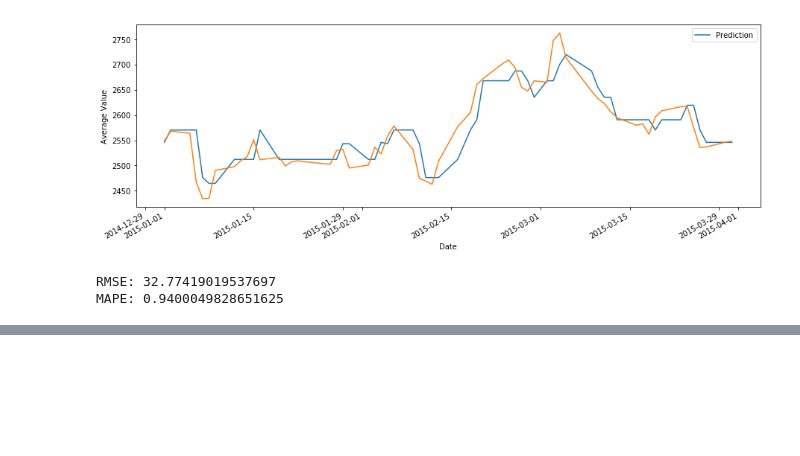
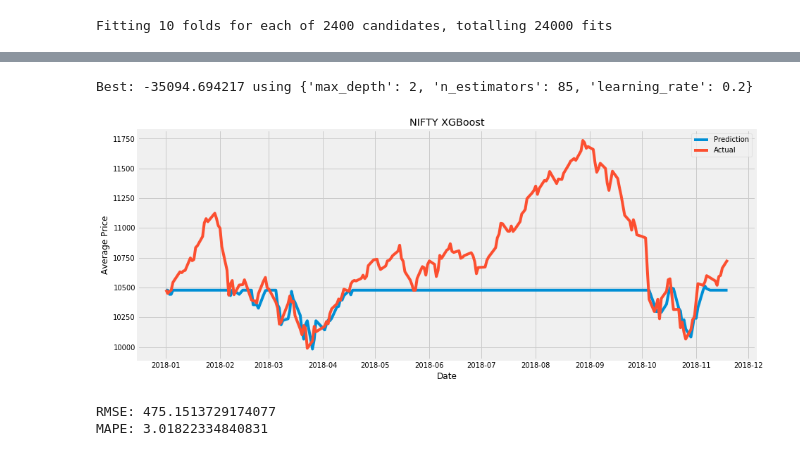
Before and after one commit to ReetBarik/Machine-Learning-Project, a Jupyter notebook: ipython notebooks/multivariate-xgboost.ipynb, the cells around one changed output, grey strips where cells are left out. Drawn from its saved outputs; the diff is of its cells as text; code cells hidden in the pictures; blank space fills up the shorter version.

```diff
--- a/ipython notebooks/multivariate-xgboost.ipynb
+++ b/ipython notebooks/multivariate-xgboost.ipynb
@@ -65,16 +32,11 @@ tweaked_model = GridSearchCV(
     xgb_model,
     {
         'max_depth': range(1, 11, 1),
-        'n_estimators': range(20, 120, 1),
-        'learning_rate': [0.1, 0.2, 0.3, 0.4, 0.5]
+        'n_estimators': range(20, 100, 1),
+        'learning_rate': [0.1, 0.2, 0.3]
     },
     cv=10,
     verbose=1,
     n_jobs=-1,
     scoring='neg_mean_squared_error'
 )
-
-tweaked_model.fit(x, y)
-
-# summarize results
-print("Best: %f using %s" % (tweaked_model.best_score_, tweaked_model.best_params_))
@@ -237,17 +43,50 @@ tcs_pred = tweaked_model.predict(tcs_act)
-# %%
-tcs_preds = pd.DataFrame(np.array(tcs_pred),index = act.index,columns=['Prediction'])
-tcs_preds.plot(figsize=(15,5), label="Prediction")
-tcs_act_y.plot(label="Actual")
-plt.ylabel("Average Value")
-plt.show()
-# %% [output]
-[figure, removed]
-# %%
-rms = sqrt(mean_squared_error(tcs_act_y, tcs_pred))
-print('RMSE: ' + str(rms))
-
-mape = np.mean(np.abs((tcs_act_y - tcs_pred) / tcs_act_y)) * 100
-print('MAPE: ' + str(mape))
-# %% [output]
-RMSE: 32.77419019537697
-MAPE: 0.9400049828651625
+# %%
+look_back = 5
+title = 'NIFTY'
+x = get_data('../ml-project-data/NIFTY_train.csv', 0)
+y = x.loc[: , "High":"Low"].mean(axis=1)
+
+x_lag = pd.DataFrame()
+for i in range(look_back,0,-1):
+    x_lag['t-'+str(i)] = y.shift(i)
+
+x = x_lag
+
+x = x.iloc[look_back:]
+y = y.iloc[look_back:]
+
+act_data = get_data('../ml-project-data/NIFTY_test.csv', 0)
+idx = act_data.index
+act = act_data.loc[: , "High":"Low"].mean(axis=1)
+act_y = act
+act = pd.concat([y[-5:], act])
+
+act_lag = pd.DataFrame()
+for i in range(look_back,0,-1):
+    act_lag['t-'+str(i)] = act.shift(i)
+
+act = act_lag[look_back:]
+
+tweaked_model.fit(x, y)
+
+# summarize results
+print("Best: %f using %s" % (tweaked_model.best_score_, tweaked_model.best_params_))
+
+pred = tweaked_model.predict(act)
+preds = pd.DataFrame(np.array(pred),index = act.index,columns=['Prediction'])
+plt.figure(figsize=(14,6))
+plt.plot(idx, preds, label="Prediction")
+plt.plot(idx, act_y, label="Actual")
+plt.ylabel("Average Price")
+plt.xlabel('Date')
+plt.title(title + " XGBoost")
+plt.legend(loc="best")
+plt.show()
+
+rms = sqrt(mean_squared_error(act_y, pred))
+print('RMSE: ' + str(rms))
+
+mape = np.mean(np.abs((act_y - pred) / act_y)) * 100
+print('MAPE: ' + str(mape))
+# %% [output]
+Fitting 10 folds for each of 2400 candidates, totalling 24000 fits
@@ -253,0 +107,4 @@ MAPE: 0.9400049828651625
+Best: -35094.694217 using {'max_depth': 2, 'n_estimators': 85, 'learning_rate': 0.2}
+[figure, added]
+RMSE: 475.1513729174077
+MAPE: 3.01822334840831
```
Also changed, not shown: parts of 30 cells of this notebook, 2 other files.
